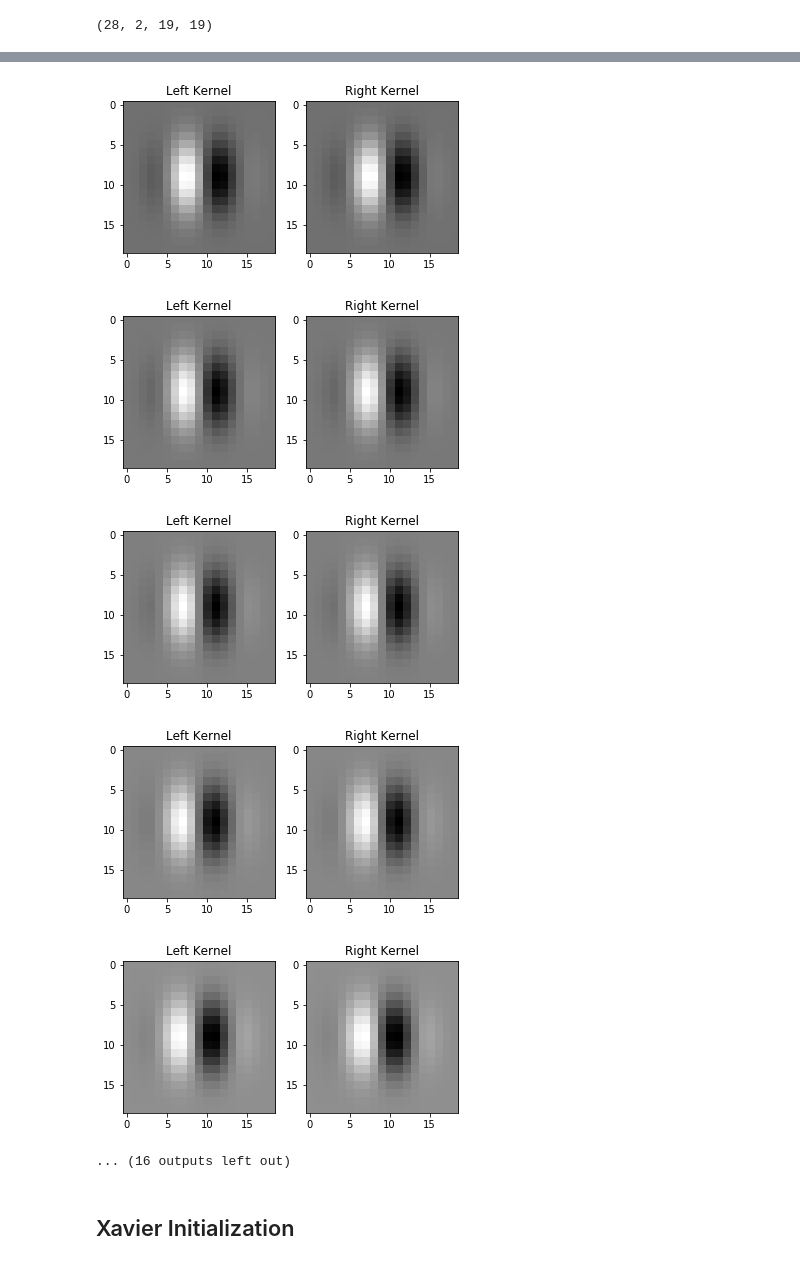
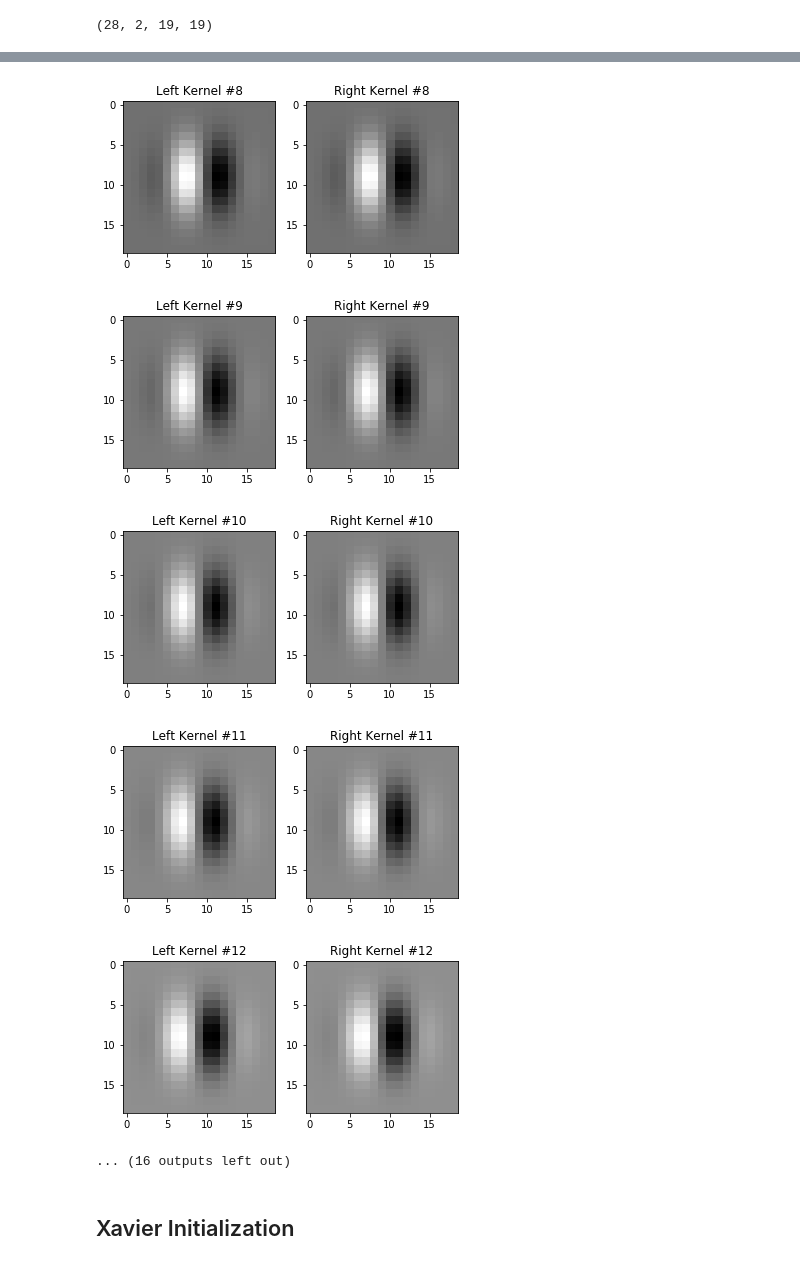
Before and after one commit to nathankong/binocular_disparity_nn, a Jupyter notebook: notebooks/DisplayInitialKernels.ipynb, the cells around one changed output, grey strips where cells are left out. Cells and saved outputs as stored; diff of their text form; code cells hidden in the pictures.

```diff
--- a/notebooks/DisplayInitialKernels.ipynb
+++ b/notebooks/DisplayInitialKernels.ipynb
@@ -14,7 +14,7 @@ for i in range(k.shape[0]):
     kernels = k[i]
     fig, (ax1, ax2) = plt.subplots(1,2)
     ax1.imshow(kernels[0,:,:], cmap="gray")
-    ax1.set_title("Left Kernel")
+    ax1.set_title("Left Kernel #{}".format(i+1))
     ax2.imshow(kernels[1,:,:], cmap="gray")
-    ax2.set_title("Right Kernel")
+    ax2.set_title("Right Kernel #{}".format(i+1))
 # %% [output]
@@ -28,8 +28,8 @@ for i in range(k.shape[0]):
-[figure, old version]
+[figure, new version]
-[figure, old version]
+[figure, new version]
-[figure, old version]
+[figure, new version]
-[figure, old version]
+[figure, new version]
-[figure, old version]
+[figure, new version]
 ... (16 outputs left out)
 # %% [markdown]
 ## Xavier Initialization
```
Also changed, not shown: parts of 2 cells of this notebook, 4 other files.
